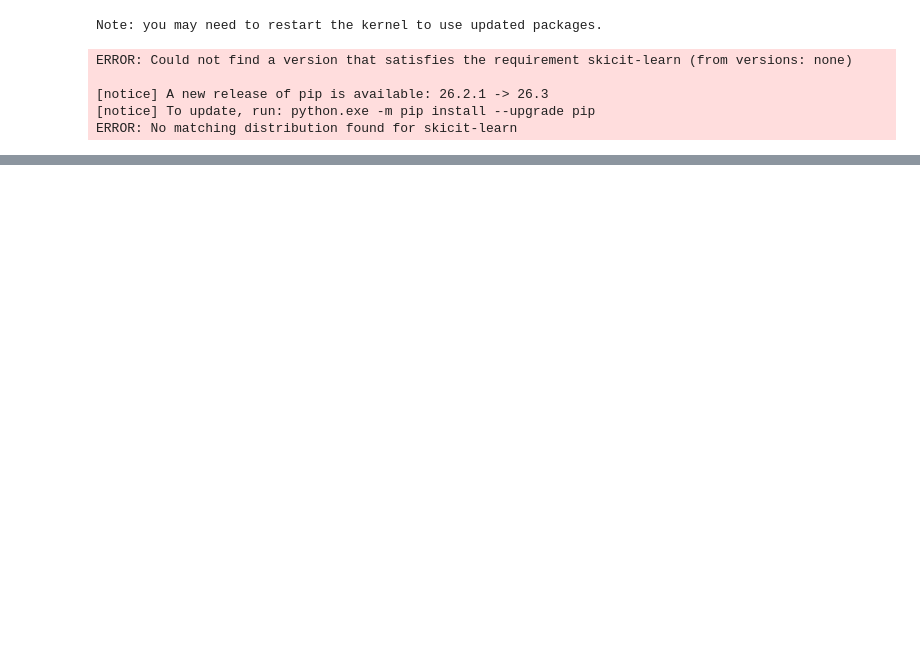
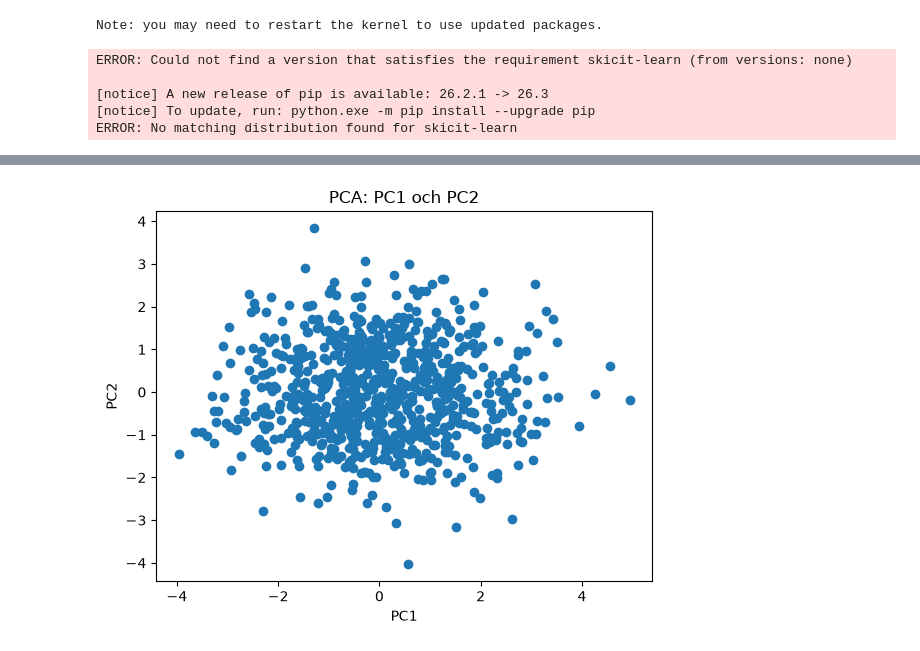
Before and after one commit to imadbensaidwork-design/individuell_inl-mningsuppgift_del1, a Jupyter notebook: notebooks/träning.ipynb, the cells around one changed output, grey strips where cells are left out. Saved outputs shown, nothing was run; the diff lists cells and outputs as text; code cells hidden in the pictures; blank space fills up the shorter version.

Commit message:
I verket med att ta fram 3D-diagram för PCA

```diff
--- a/notebooks/träning.ipynb
+++ b/notebooks/träning.ipynb
@@ -215,0 +58,83 @@ NameError: name 'y' is not defined
+# %%
+import pandas as pd
+import numpy as np
+import matplotlib.pyplot as plt
+from sklearn.preprocessing import StandardScaler
+from sklearn.decomposition import PCA
+import seaborn as sns
+
+# KÄLLA: PCA-analys: Ryan # Matt Data Science, PCA Analysis in Python Explained (Scikit - Learn) https://www.youtube.com/watch?v=6uwa9EkUqpg
+
+# 1: VÄLJ VARIABLER
+# Vi använder fem numeriska variabler i vår första PCA
+X = df[["age", "height", "weight", "systolic_bp", "cholesterol"]]
+
+# Vi lämnar sex, smoker och disease utanför själva PCA-beräkningen
+# eftersom vi i första steget vill undersöka hur de fem numeriska variablerna samvarierar
+
+# Vi sparar disease för att senare kunna undersöka om personer med olika PC-värden
+# också skiljer sig åt när det gäller sjukdomsförekomst
+
+
+# 2: STANDARDISERA VARIABLERNA
+scaler = StandardScaler()  # Skapar ett objekt av klassen StandardScaler som utför standardiseringen
+X_scaled = scaler.fit_transform(X)  # Beräknar medelvärde och standardavvikelse och standardiserar variablerna i X
+X_scaled.mean(axis=0)  # Kontrollerar medelvärdet för varje standardiserad variabel
+X_scaled.std(axis=0)   # Kontrollerar standardavvikelsen för varje standardiserad variabel
+# axis=0 innebär att beräkningen görs nedåt längs raderna, alltså kolumn för kolumn
+# axis=1 innebär att beräkningen görs vågrätt längs kolumnerna, alltså rad för rad
+
+
+# 3: BERÄKNA HUVUDKOMPONENTERNA MED PCA
+pca = PCA()  # Skapar ett objekt av klassen PCA som utför huvudkomponentanalysen
+# PCA analyserar hur de fem variablerna varierar tillsammans
+# Beräkningen bygger på variablernas samvariationsstruktur
+# Datorn hittar nya riktningar som fångar så mycket variation i datan som möjligt
+# Dessa riktningar blir våra nya variabler, huvudkomponenterna (PC1, PC2 osv)
+
+X_pca = pca.fit_transform(X_scaled)  # Anpassar PCA-modellen och omvandlar datan till huvudkomponenter
+# fit_transform() anpassar modellen till datan och omvandlar den i ett steg
+
+# 4: UNDERSÖK RESULTATET
+X_pca.shape  # Kontrollerar dimensionerna på resultatet från PCA
+print(pca.explained_variance_ratio_) # visar hur stor andel av variationerna varje huvudkomponent (PC) fångar
+pca.explained_variance_ratio_.cumsum() # visar ackumulerade (sammanlagda) förklarade variationen.
+# PCA1: 0.40914325, PCA1-2: 0.66959189, PCA1-3: 0.83002672, PCA1-4: 0.93826211, PCA1-5: 1
+pca.components_ # Visar hur de ursprungliga variablerna bidrar till varje huvudkomponent
+
+# 5. TA FRAM DIAGRAM
+# Visualierar personerna i datan utifrån deras två första huvudkomponenter
+plt.scatter(X_pca[:, 0], X_pca[:, 1])
+# X_pca[:, 0] hämtar PC1-värdena för samtliga 800 personer
+# X_pca[:, 1] hämtar PC2-värdena för samtliga 800 personer
+plt.xlabel("PC1")
+plt.ylabel("PC2")
+plt.title("PCA: PC1 och PC2")
+# plt.show()
+
+# KOMMENTAR
+# vad positionerna betyder:
+
+# Långt åt höger (högt PC1): Personen har ett högt värde på en kombination
+# som framför allt väger in ålder, blodtryck och kolesterol.
+
+# Långt upp (högt PC2): Personen har ett högt värde på en kombination som
+# framför allt väger in längd och vikt.
+
+pca_components = pd.DataFrame(
+    pca.components_,
+    columns=X.columns,
+    index=["PC1", "PC2", "PC3", "PC4", "PC5"]
+).rename_axis("Huvudkomponent")
+
+pc3_components = pd.DataFrame(
+    pca.components_,
+    columns=X.columns,
+    index=["PC1", "PC2", "PC3", "PC4", "PC5"]
+).loc["PC3"]
+
+print(pca_components)
+
+X_pca_reduce = X_pca[:, :3] # hämtar PC1-PC3 för samtliga personer
+X_pca_reduce.shape
+# %% [output]
@@ -215,0 +150 @@ NameError: name 'y' is not defined
+[figure, added]
```
Also changed, not shown: parts of 11 cells of this notebook, 2 other files.
